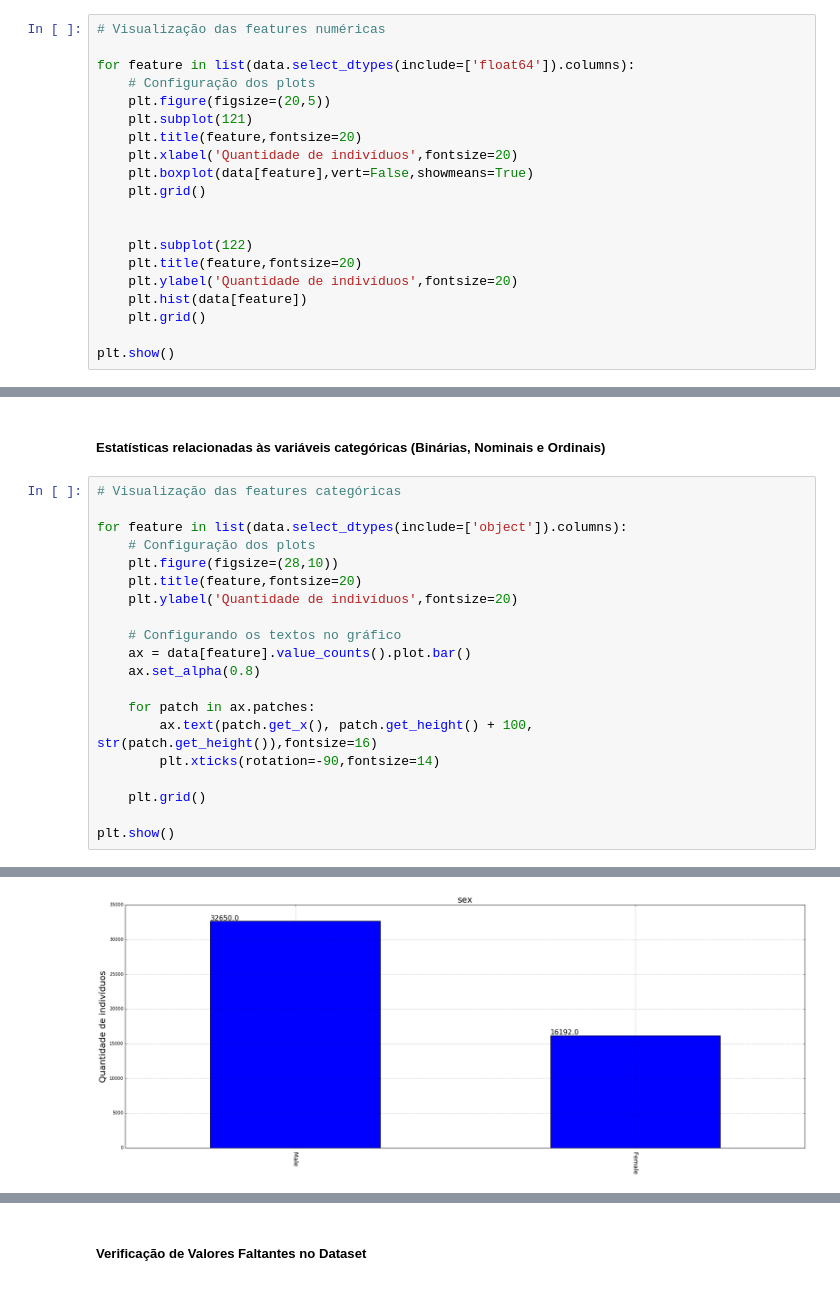
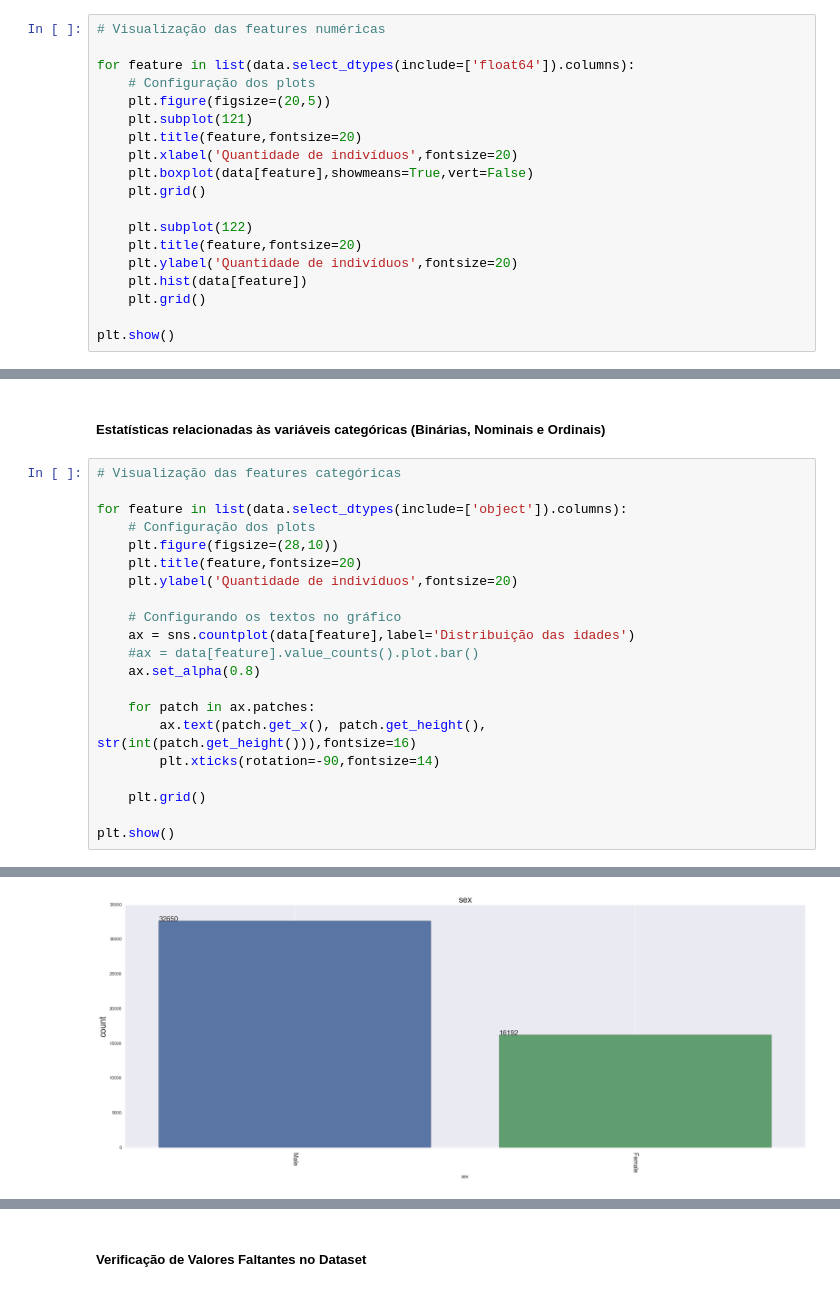
Before and after one commit to gustavo-mn/adult-dataset, a Jupyter notebook: Trabalho.ipynb, the cells around one changed output, grey strips where cells are left out. Cells and saved outputs as stored; diff of their text form.

```diff
--- a/Trabalho.ipynb
+++ b/Trabalho.ipynb
@@ -201,9 +186,8 @@ for feature in list(data.select_dtypes(include=['float64']).columns):
     plt.subplot(121)
     plt.title(feature,fontsize=20)
     plt.xlabel('Quantidade de indivíduos',fontsize=20)
-    plt.boxplot(data[feature],vert=False,showmeans=True)
+    plt.boxplot(data[feature],showmeans=True,vert=False)
     plt.grid()
-
 
     plt.subplot(122)
     plt.title(feature,fontsize=20)
@@ -231,11 +215,12 @@ for feature in list(data.select_dtypes(include=['object']).columns):
     plt.ylabel('Quantidade de indivíduos',fontsize=20)
 
     # Configurando os textos no gráfico
-    ax = data[feature].value_counts().plot.bar()
+    ax = sns.countplot(data[feature],label='Distribuição das idades')
+    #ax = data[feature].value_counts().plot.bar()
     ax.set_alpha(0.8)
 
     for patch in ax.patches:
-        ax.text(patch.get_x(), patch.get_height() + 100, str(patch.get_height()),fontsize=16)
+        ax.text(patch.get_x(), patch.get_height(), str(int(patch.get_height())),fontsize=16)
         plt.xticks(rotation=-90,fontsize=14)
 
     plt.grid()
@@ -251 +236 @@ plt.show()
-[figure, old version]
+[figure, new version]
```
Also changed, not shown: parts of 69 cells of this notebook.
